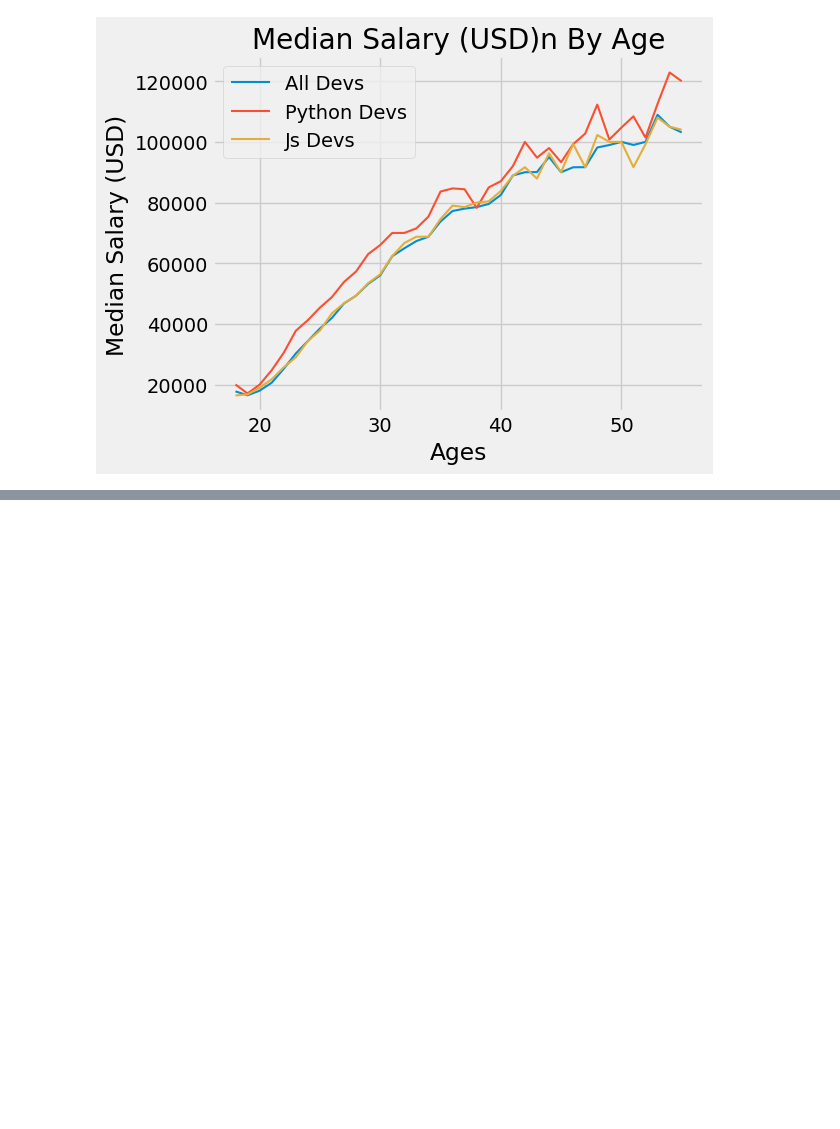
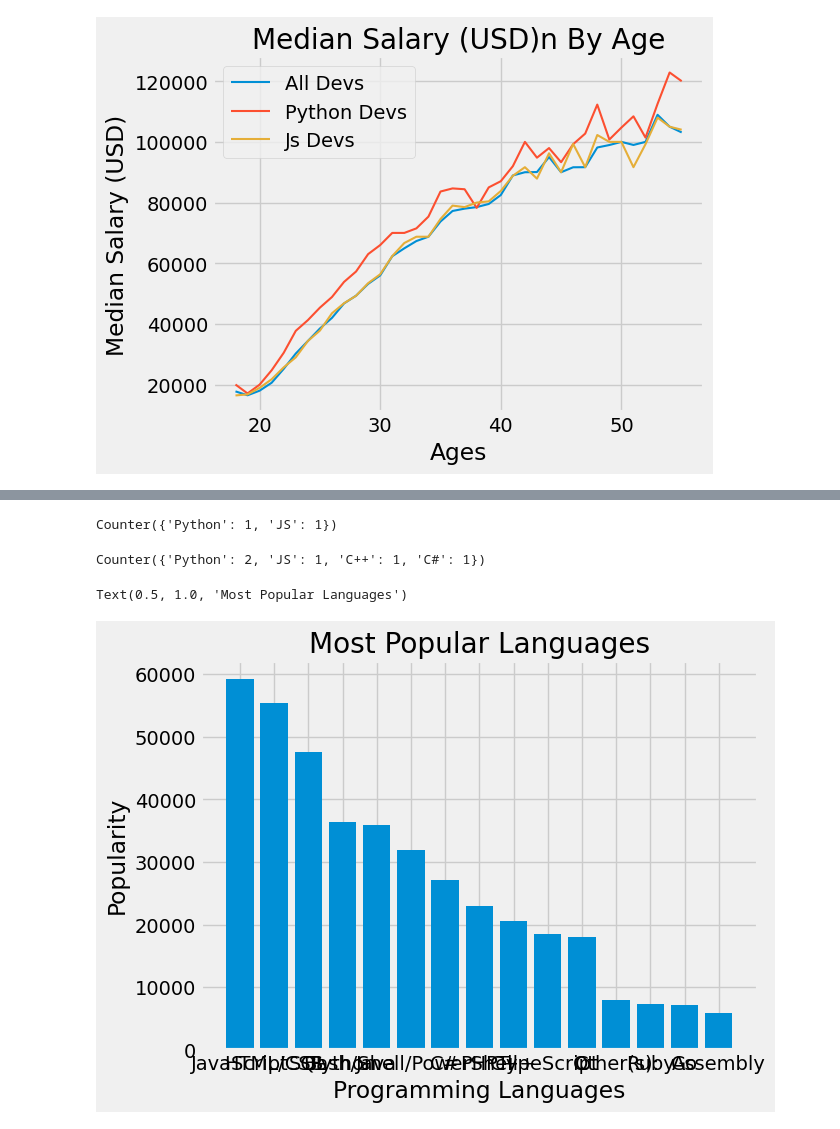
Before and after one commit to touhid-sovon/machine_learning, a Jupyter notebook: matplotlib_tutorial.ipynb, the cells around one changed output, grey strips where cells are left out. Saved outputs shown, nothing was run; the diff lists cells and outputs as text; code cells hidden in the pictures; blank space fills up the shorter version.

```diff
--- a/matplotlib_tutorial.ipynb
+++ b/matplotlib_tutorial.ipynb
@@ -216,0 +291,2 @@ plt.show()
+# %%
+path = '/content/drive/MyDrive/DataSet/matplotlib/data.csv'
@@ -216,0 +297,58 @@ plt.show()
+# %%
+# python counter
+from collections import Counter
+
+c = Counter(['Python','JS'])
+
+print(c)
+# %% [output]
+Counter({'Python': 1, 'JS': 1})
+# %%
+c.update(['C++','C#','Python'])
+print(c)
+# %% [output]
+Counter({'Python': 2, 'JS': 1, 'C++': 1, 'C#': 1})
+# %%
+import csv
+
+with open(path) as csv_file:
+  csv_reader = csv.DictReader(csv_file)
+
+  language_counter = Counter()
+
+  for row in csv_reader:
+    language_counter.update(row['LanguagesWorkedWith'].split(';'))
+
+  # row = next(csv_reader)
+  # print(row['LanguagesWorkedWith'].split(';'))
+  #learn python counter
+
+# print(language_counter)
+# printing mostly counted instances by using counter.most_common() method
+#print(language_counter.most_common(15))
+
+# creating separate list for popular languages and their counter vales
+
+languages = []
+popularity = []
+
+for item in language_counter.most_common(15):
+  languages.append(item[0])
+  popularity.append(item[1])
+
+# one liner for the above code
+# languages = list(map(lambda x: x[0] , language_counter.most_common(15)))
+# popularity = list(map(lambda x: x[1] , language_counter.most_common(15)))
+
+#print(languages)
+#print(popularity)
+
+# plotting the data
+plt.bar(languages,popularity)
+
+plt.xlabel('Programming Languages')
+plt.ylabel('Popularity')
+plt.title('Most Popular Languages')
+# %% [output]
+Text(0.5, 1.0, 'Most Popular Languages')
+[figure, added]
```
Also changed, not shown: parts of 72 cells of this notebook.
